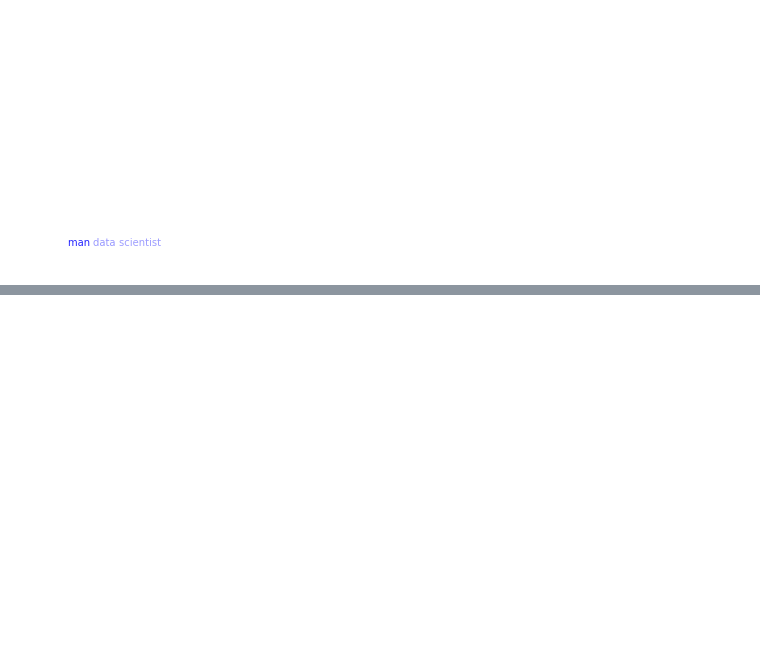
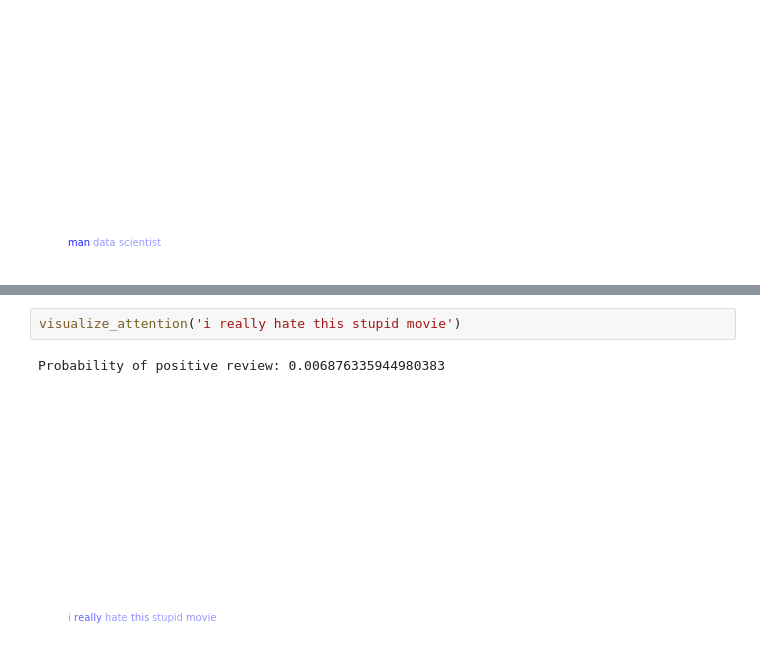
Before and after one commit to jrpresta/website, a Jupyter notebook: Attention_model.ipynb, the cells around one changed output, grey strips where cells are left out. Saved outputs shown, nothing was run; the diff lists cells and outputs as text; blank space fills up the shorter version.

```diff
--- a/Attention_model.ipynb
+++ b/Attention_model.ipynb
@@ -470,0 +485,5 @@ Probability of positive review: 0.26039427518844604
+# %%
+visualize_attention('i really hate this stupid movie')
+# %% [output]
+Probability of positive review: 0.006876335944980383
+[figure, added]
```
Also changed, not shown: parts of 4 cells of this notebook, 3 other files.
